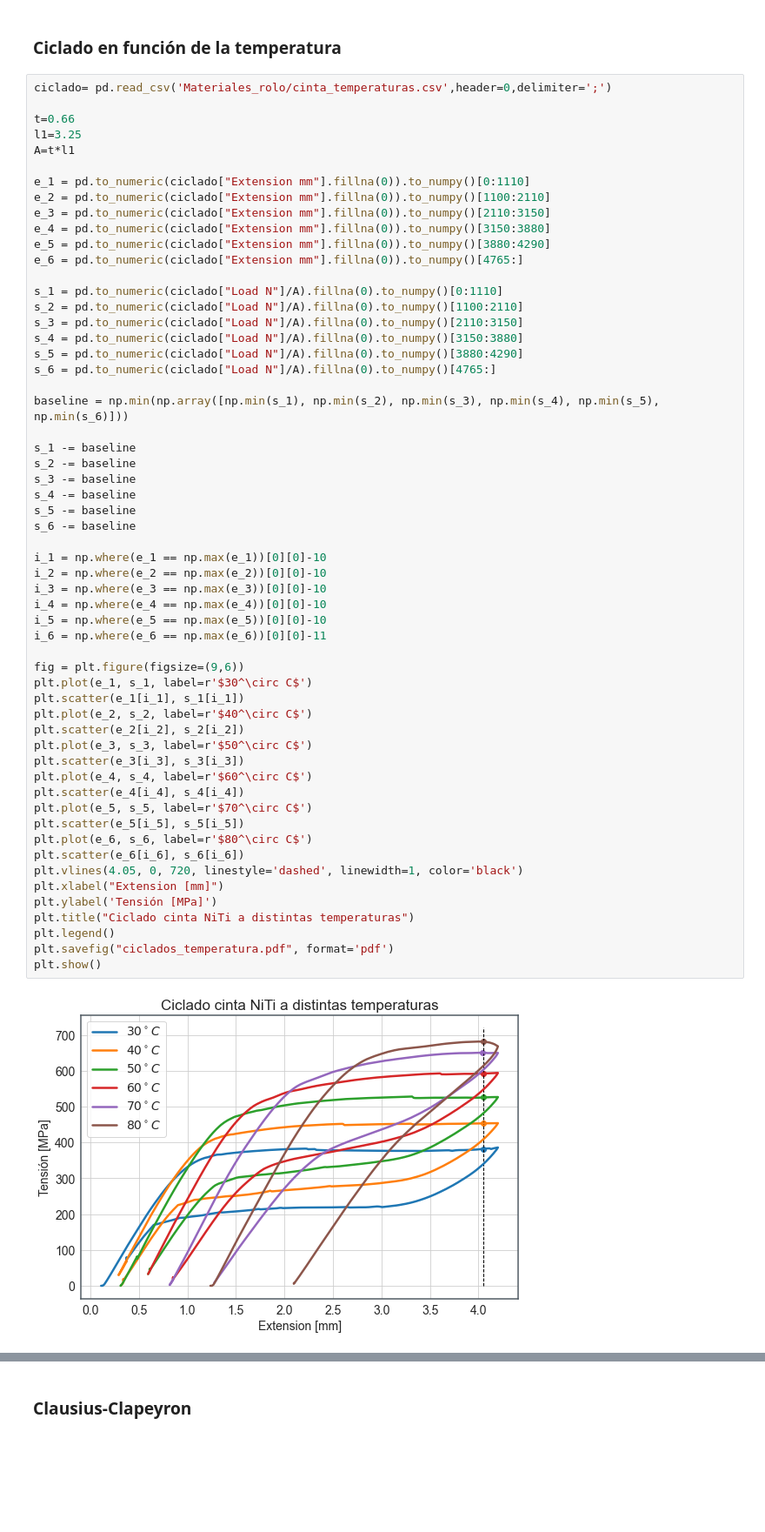
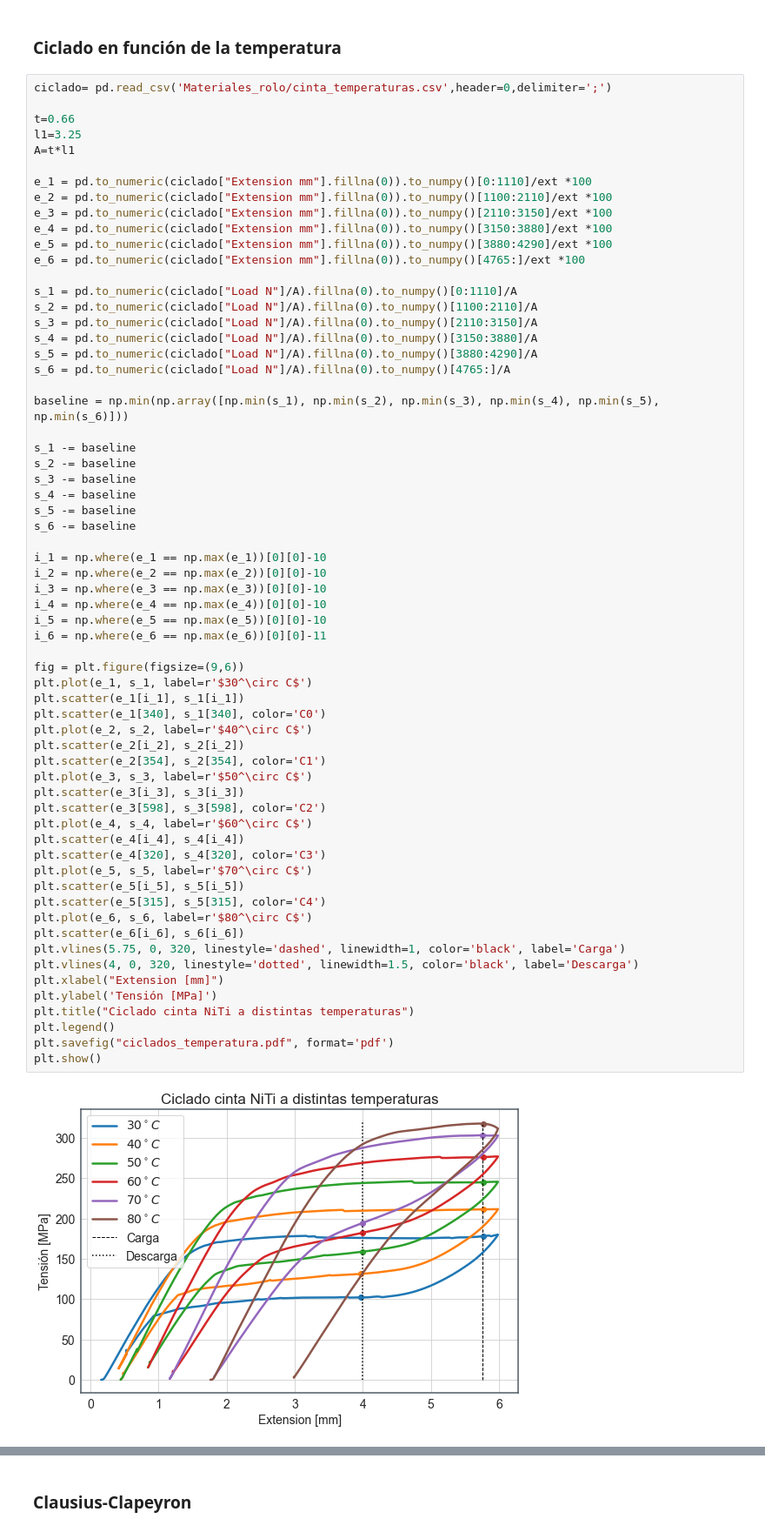
Before and after one commit to francescocamussoni/Lab-IB, a Jupyter notebook: materials.ipynb, the cells around one changed output, grey strips where cells are left out. Shown at 87% size. Drawn from its saved outputs; the diff is of its cells as text; blank space fills up the shorter version.

```diff
--- a/materials.ipynb
+++ b/materials.ipynb
@@ -98,19 +175,19 @@ t=0.66
 l1=3.25
 A=t*l1
 
-e_1 = pd.to_numeric(ciclado["Extension mm"].fillna(0)).to_numpy()[0:1110]
-e_2 = pd.to_numeric(ciclado["Extension mm"].fillna(0)).to_numpy()[1100:2110]
-e_3 = pd.to_numeric(ciclado["Extension mm"].fillna(0)).to_numpy()[2110:3150]
-e_4 = pd.to_numeric(ciclado["Extension mm"].fillna(0)).to_numpy()[3150:3880]
-e_5 = pd.to_numeric(ciclado["Extension mm"].fillna(0)).to_numpy()[3880:4290]
-e_6 = pd.to_numeric(ciclado["Extension mm"].fillna(0)).to_numpy()[4765:]
+e_1 = pd.to_numeric(ciclado["Extension mm"].fillna(0)).to_numpy()[0:1110]/ext *100
+e_2 = pd.to_numeric(ciclado["Extension mm"].fillna(0)).to_numpy()[1100:2110]/ext *100
+e_3 = pd.to_numeric(ciclado["Extension mm"].fillna(0)).to_numpy()[2110:3150]/ext *100
+e_4 = pd.to_numeric(ciclado["Extension mm"].fillna(0)).to_numpy()[3150:3880]/ext *100
+e_5 = pd.to_numeric(ciclado["Extension mm"].fillna(0)).to_numpy()[3880:4290]/ext *100
+e_6 = pd.to_numeric(ciclado["Extension mm"].fillna(0)).to_numpy()[4765:]/ext *100
 
-s_1 = pd.to_numeric(ciclado["Load N"]/A).fillna(0).to_numpy()[0:1110]
-s_2 = pd.to_numeric(ciclado["Load N"]/A).fillna(0).to_numpy()[1100:2110]
-s_3 = pd.to_numeric(ciclado["Load N"]/A).fillna(0).to_numpy()[2110:3150]
-s_4 = pd.to_numeric(ciclado["Load N"]/A).fillna(0).to_numpy()[3150:3880]
-s_5 = pd.to_numeric(ciclado["Load N"]/A).fillna(0).to_numpy()[3880:4290]
-s_6 = pd.to_numeric(ciclado["Load N"]/A).fillna(0).to_numpy()[4765:]
+s_1 = pd.to_numeric(ciclado["Load N"]/A).fillna(0).to_numpy()[0:1110]/A
+s_2 = pd.to_numeric(ciclado["Load N"]/A).fillna(0).to_numpy()[1100:2110]/A
+s_3 = pd.to_numeric(ciclado["Load N"]/A).fillna(0).to_numpy()[2110:3150]/A
+s_4 = pd.to_numeric(ciclado["Load N"]/A).fillna(0).to_numpy()[3150:3880]/A
+s_5 = pd.to_numeric(ciclado["Load N"]/A).fillna(0).to_numpy()[3880:4290]/A
+s_6 = pd.to_numeric(ciclado["Load N"]/A).fillna(0).to_numpy()[4765:]/A
 
 baseline = np.min(np.array([np.min(s_1), np.min(s_2), np.min(s_3), np.min(s_4), np.min(s_5), np.min(s_6)]))
 
@@ -121,32 +198,38 @@ s_4 -= baseline
 s_5 -= baseline
 s_6 -= baseline
 
 i_1 = np.where(e_1 == np.max(e_1))[0][0]-10
 i_2 = np.where(e_2 == np.max(e_2))[0][0]-10
 i_3 = np.where(e_3 == np.max(e_3))[0][0]-10
 i_4 = np.where(e_4 == np.max(e_4))[0][0]-10
 i_5 = np.where(e_5 == np.max(e_5))[0][0]-10
 i_6 = np.where(e_6 == np.max(e_6))[0][0]-11
 
 fig = plt.figure(figsize=(9,6))
 plt.plot(e_1, s_1, label=r'$30^\circ C$')
 plt.scatter(e_1[i_1], s_1[i_1])
+plt.scatter(e_1[340], s_1[340], color='C0')
 plt.plot(e_2, s_2, label=r'$40^\circ C$')
 plt.scatter(e_2[i_2], s_2[i_2])
+plt.scatter(e_2[354], s_2[354], color='C1')
 plt.plot(e_3, s_3, label=r'$50^\circ C$')
 plt.scatter(e_3[i_3], s_3[i_3])
+plt.scatter(e_3[598], s_3[598], color='C2')
 plt.plot(e_4, s_4, label=r'$60^\circ C$')
 plt.scatter(e_4[i_4], s_4[i_4])
+plt.scatter(e_4[320], s_4[320], color='C3')
 plt.plot(e_5, s_5, label=r'$70^\circ C$')
 plt.scatter(e_5[i_5], s_5[i_5])
+plt.scatter(e_5[315], s_5[315], color='C4')
 plt.plot(e_6, s_6, label=r'$80^\circ C$')
 plt.scatter(e_6[i_6], s_6[i_6])
-plt.vlines(4.05, 0, 720, linestyle='dashed', linewidth=1, color='black')
+plt.vlines(5.75, 0, 320, linestyle='dashed', linewidth=1, color='black', label='Carga')
+plt.vlines(4, 0, 320, linestyle='dotted', linewidth=1.5, color='black', label='Descarga')
 plt.xlabel("Extension [mm]")
 plt.ylabel('Tensión [MPa]')
 plt.title("Ciclado cinta NiTi a distintas temperaturas")
 plt.legend()
 plt.savefig("ciclados_temperatura.pdf", format='pdf')
 plt.show()
 # %% [output]
-[figure, old version]
+[figure, new version]
```
Also changed, not shown: parts of 6 cells of this notebook.
